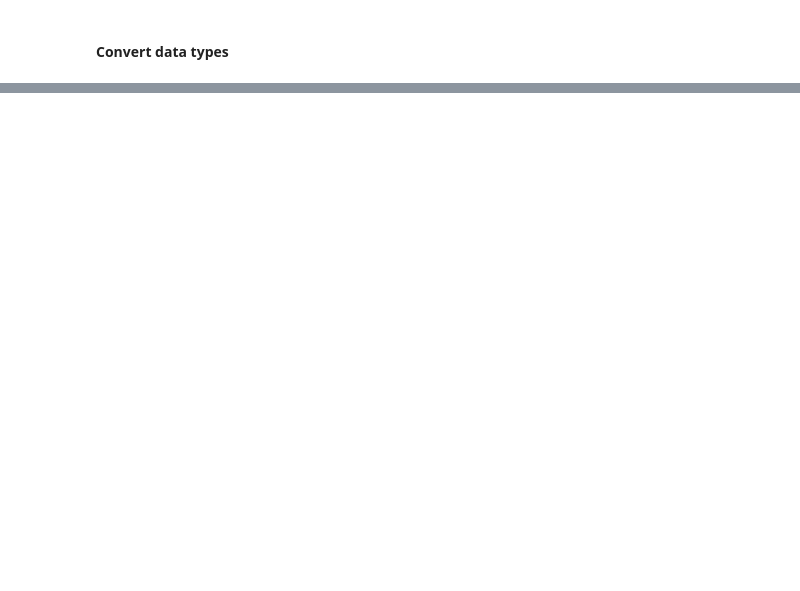
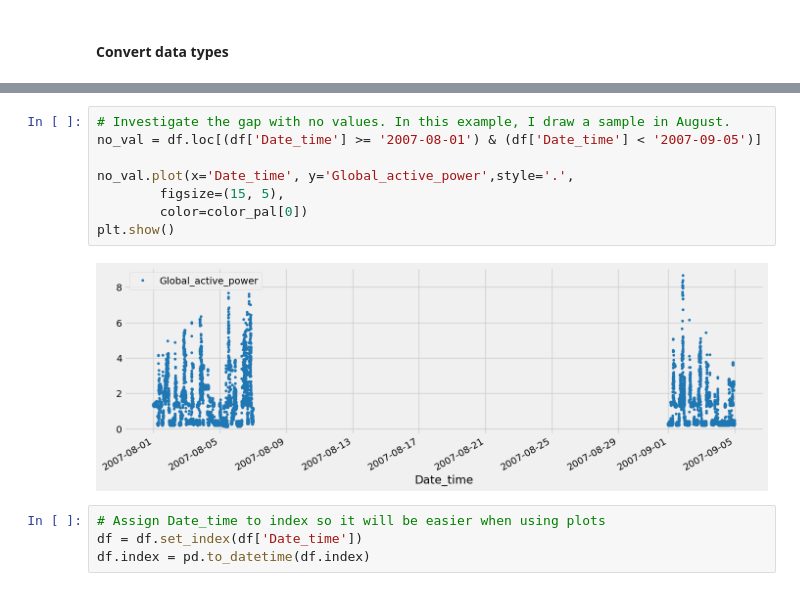
Before and after one commit to victorchaw/Analysis-from-Kaggle, a Jupyter notebook: household-electricity-consumption.ipynb, the cells around one changed output, grey strips where cells are left out. Cells and saved outputs as stored; diff of their text form; blank space fills up the shorter version.

```diff
--- a/household-electricity-consumption.ipynb
+++ b/household-electricity-consumption.ipynb
@@ -140,0 +158,14 @@ dtype: int64
+# %%
+# Investigate the gap with no values. In this example, I draw a sample in August.
+no_val = df.loc[(df['Date_time'] >= '2007-08-01') & (df['Date_time'] < '2007-09-05')]
+
+no_val.plot(x='Date_time', y='Global_active_power',style='.',
+        figsize=(15, 5),
+        color=color_pal[0])
+plt.show()
+# %% [output]
+[figure, added]
+# %%
+# Assign Date_time to index so it will be easier when using plots
+df = df.set_index(df['Date_time'])
+df.index = pd.to_datetime(df.index)
```
Also changed, not shown: parts of 69 cells of this notebook.
